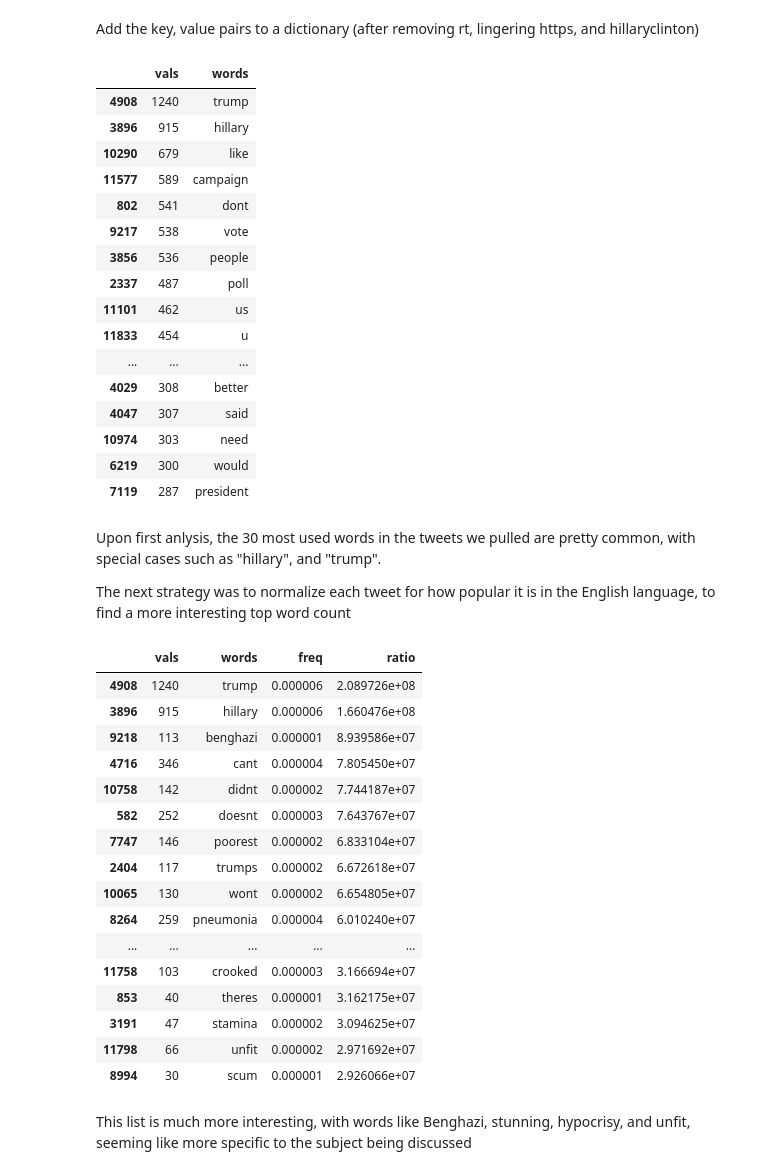
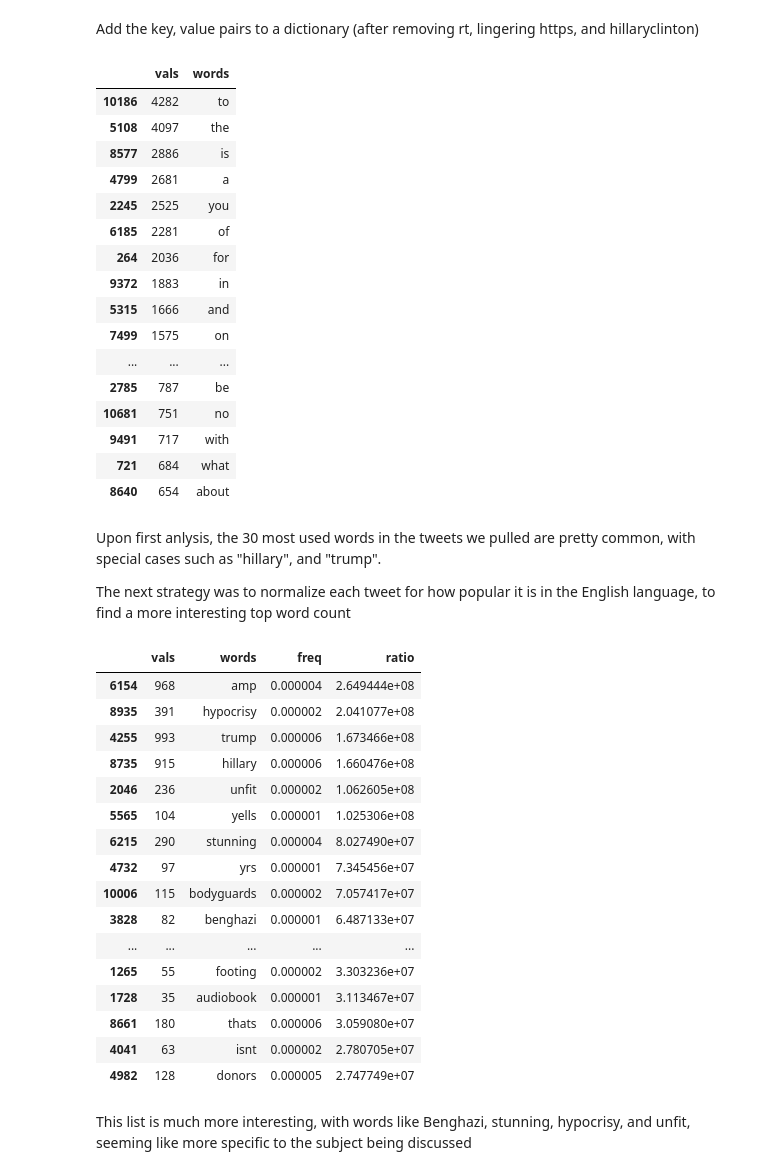
Before and after one commit to MBeaulieu22/casestudy1, a Jupyter notebook: CaseStudy1.ipynb, the cells around one changed output. Drawn from its saved outputs; the diff is of its cells as text; code cells hidden in the pictures.

Commit message:
Revert "remove stopwords from frequency tables"
This reverts commit ab6161f22fa970ead7cbf210bc99cb46dbf6ba20.

```diff
--- a/CaseStudy1.ipynb
+++ b/CaseStudy1.ipynb
@@ -162,37 +156,33 @@ for r in range(text.shape[0]):
 # %% [markdown]
 Add the key, value pairs to a dictionary (after removing rt, lingering https, and hillaryclinton)
 # %%
-from nltk.corpus import stopwords
-stopwords = list(stopwords.words('english'))
-stopwords.extend(['.', ',', '"', "'", '?', '!', ':', ';', '(', ')', '[', ']', '{', '}'])
-stopwords.extend(['', ' ', 'rt', 'http','https','hillaryclinton','amp'])
 vals = []
-
-keys = [ e for e in word_dict.keys() if e not in stopwords]
+remove_list = ['', ' ', 'rt', 'http','https','hillaryclinton']
+keys = [ e for e in word_dict.keys() if e not in remove_list]
 for key in keys:
     vals.append(word_dict.get(key))
 
 tweet_df = pd.DataFrame({'words':keys, 'vals':vals})
 tweet_df = tweet_df.sort_values('vals', ascending=False)
 tweet_df[0:30]
 # %% [output]
 |  | vals | words |
-| 4908 | 1240 | trump |
-| 3896 | 915 | hillary |
-| 10290 | 679 | like |
-| 11577 | 589 | campaign |
-| 802 | 541 | dont |
-| 9217 | 538 | vote |
-| 3856 | 536 | people |
-| 2337 | 487 | poll |
-| 11101 | 462 | us |
-| 11833 | 454 | u |
+| 10186 | 4282 | to |
+| 5108 | 4097 | the |
+| 8577 | 2886 | is |
+| 4799 | 2681 | a |
+| 2245 | 2525 | you |
+| 6185 | 2281 | of |
+| 264 | 2036 | for |
+| 9372 | 1883 | in |
+| 5315 | 1666 | and |
+| 7499 | 1575 | on |
 | ... | ... | ... |
-| 4029 | 308 | better |
-| 4047 | 307 | said |
-| 10974 | 303 | need |
-| 6219 | 300 | would |
-| 7119 | 287 | president |
+| 2785 | 787 | be |
+| 10681 | 751 | no |
+| 9491 | 717 | with |
+| 721 | 684 | what |
+| 8640 | 654 | about |
 # %% [markdown]
 Upon first anlysis, the 30 most used words in the tweets we pulled are pretty common, with special cases such as "hillary", and "trump".
 
@@ -206,22 +196,22 @@ tweet_df['ratio'] = tweet_df['vals'] / tweet_df['freq']
 tweet_df.sort_values('ratio', ascending=False)[0:30]
 # %% [output]
 |  | vals | words | freq | ratio |
-| 4908 | 1240 | trump | 0.000006 | 2.089726e+08 |
-| 3896 | 915 | hillary | 0.000006 | 1.660476e+08 |
-| 9218 | 113 | benghazi | 0.000001 | 8.939586e+07 |
-| 4716 | 346 | cant | 0.000004 | 7.805450e+07 |
-| 10758 | 142 | didnt | 0.000002 | 7.744187e+07 |
-| 582 | 252 | doesnt | 0.000003 | 7.643767e+07 |
-| 7747 | 146 | poorest | 0.000002 | 6.833104e+07 |
-| 2404 | 117 | trumps | 0.000002 | 6.672618e+07 |
-| 10065 | 130 | wont | 0.000002 | 6.654805e+07 |
-| 8264 | 259 | pneumonia | 0.000004 | 6.010240e+07 |
+| 6154 | 968 | amp | 0.000004 | 2.649444e+08 |
+| 8935 | 391 | hypocrisy | 0.000002 | 2.041077e+08 |
+| 4255 | 993 | trump | 0.000006 | 1.673466e+08 |
+| 8735 | 915 | hillary | 0.000006 | 1.660476e+08 |
+| 2046 | 236 | unfit | 0.000002 | 1.062605e+08 |
+| 5565 | 104 | yells | 0.000001 | 1.025306e+08 |
+| 6215 | 290 | stunning | 0.000004 | 8.027490e+07 |
+| 4732 | 97 | yrs | 0.000001 | 7.345456e+07 |
+| 10006 | 115 | bodyguards | 0.000002 | 7.057417e+07 |
+| 3828 | 82 | benghazi | 0.000001 | 6.487133e+07 |
 | ... | ... | ... | ... | ... |
-| 11758 | 103 | crooked | 0.000003 | 3.166694e+07 |
-| 853 | 40 | theres | 0.000001 | 3.162175e+07 |
-| 3191 | 47 | stamina | 0.000002 | 3.094625e+07 |
-| 11798 | 66 | unfit | 0.000002 | 2.971692e+07 |
-| 8994 | 30 | scum | 0.000001 | 2.926066e+07 |
+| 1265 | 55 | footing | 0.000002 | 3.303236e+07 |
+| 1728 | 35 | audiobook | 0.000001 | 3.113467e+07 |
+| 8661 | 180 | thats | 0.000006 | 3.059080e+07 |
+| 4041 | 63 | isnt | 0.000002 | 2.780705e+07 |
+| 4982 | 128 | donors | 0.000005 | 2.747749e+07 |
 # %% [markdown]
 This list is much more interesting, with words like Benghazi, stunning, hypocrisy, and unfit, seeming like more specific to the subject being discussed
 # %% [markdown]
```
Also changed, not shown: parts of 10 cells of this notebook, 1 other file.
